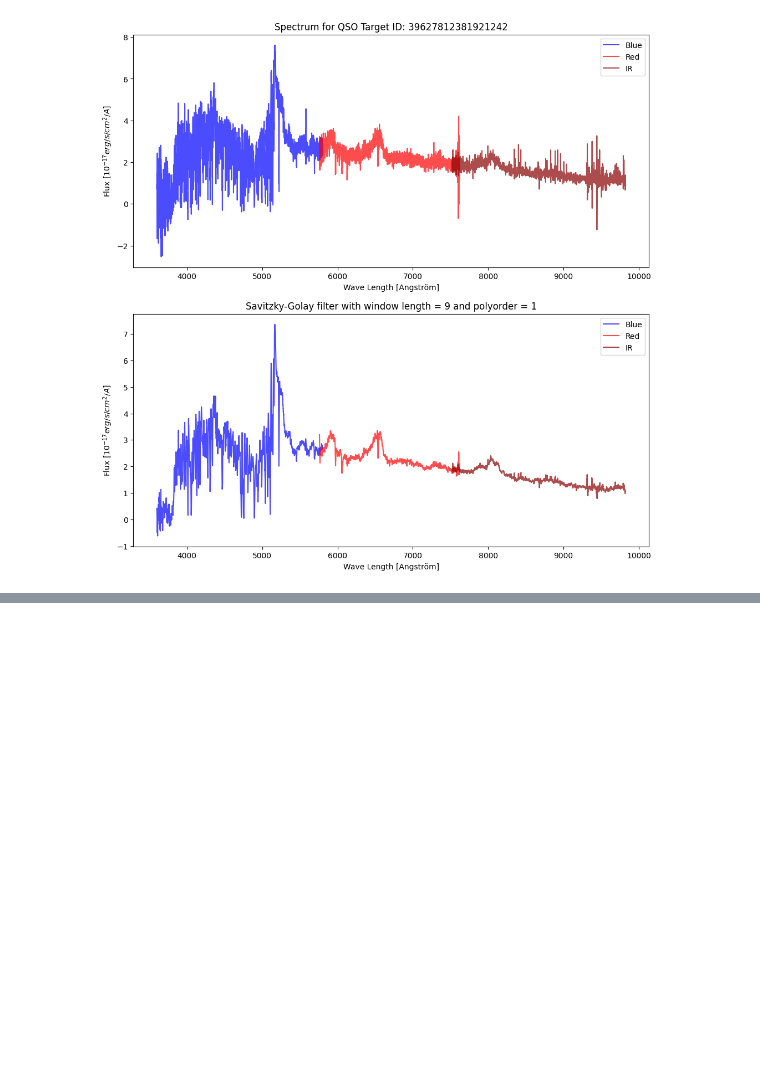
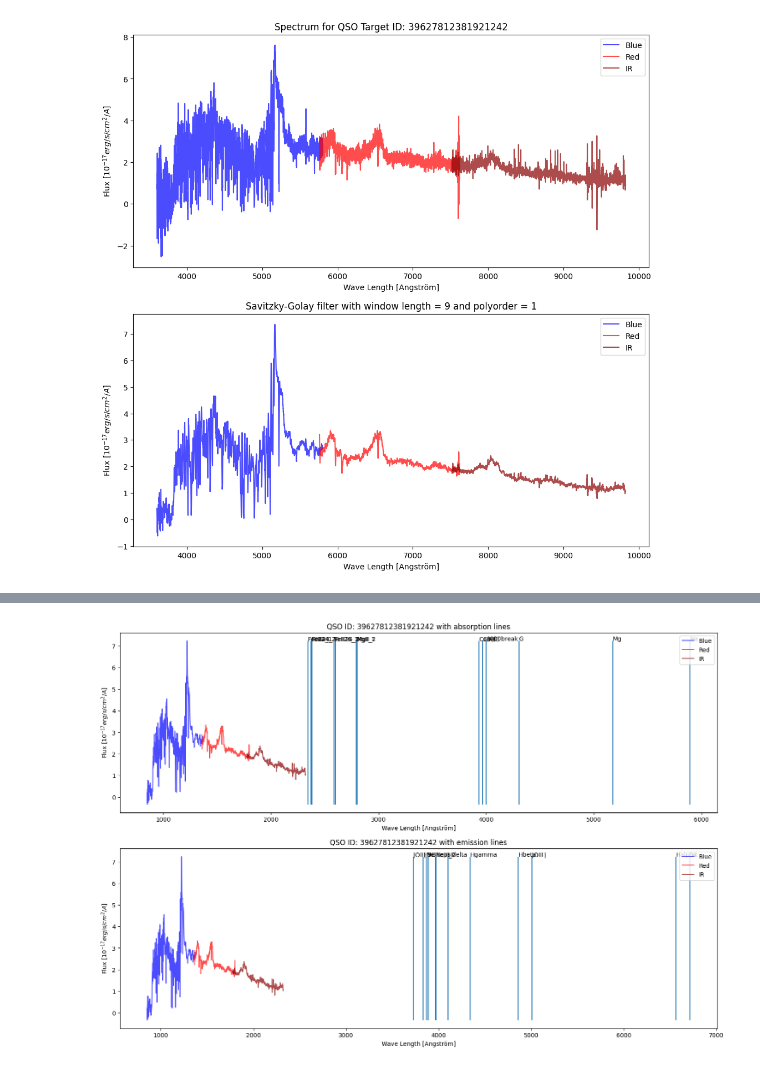
Before and after one commit to johannct/M2_Stage_Code, a Jupyter notebook: DESI Spectra.ipynb, the cells around one changed output, grey strips where cells are left out. Cells and saved outputs as stored; diff of their text form; code cells hidden in the pictures; blank space fills up the shorter version.

```diff
--- a/DESI Spectra.ipynb
+++ b/DESI Spectra.ipynb
@@ -336,0 +405,21 @@ plot_spectrum(QSO, target_ID, 'QSO', flux=(flux_b, flux_r, flux_z), figax = (fig
+# %%
+target_ID = get_max(QSO, 'TSNR2_QSO',"SCORES", mask=mask_QSO)
+flux_b, flux_r, flux_z = get_flux(QSO, target_ID)
+sigmaB, sigmaRZ = 4, 3
+sigma = (sigmaB, sigmaRZ, sigmaRZ)
+flux_b, flux_r, flux_z = apply_gaussianFilter(flux_b, flux_r, flux_z, sigma)
+
+z = QSO_tot.loc[target_ID]['Z']
+
+fig, ax = plt.subplots(2, 1, figsize=(18, 6*2))
+plot_spectrum(QSO, target_ID, 'QSO', flux=(flux_b, flux_r, flux_z), figax = (fig, ax[0]),  title=f'QSO ID: {target_ID} with absorption lines', z_renorm = z)
+plot_spectrum(QSO, target_ID, 'QSO', flux=(flux_b, flux_r, flux_z), figax = (fig, ax[1]),  title=f'QSO ID: {target_ID} with emission lines', z_renorm = z)
+
+f_min = np.min(np.hstack([flux_b, flux_r, flux_z]))
+f_max = np.max(np.hstack([flux_b, flux_r, flux_z]))
+ax[0].vlines(a_lines.values(), f_min, f_max)
+for k, v in a_lines.items(): ax[0].text(v, f_max, k)
+ax[1].vlines(e_lines.values(), f_min, f_max)
+for k, v in e_lines.items(): ax[1].text(v, f_max, k)
+# %% [output]
+[figure, added]
```
Also changed, not shown: parts of 7 cells of this notebook.
